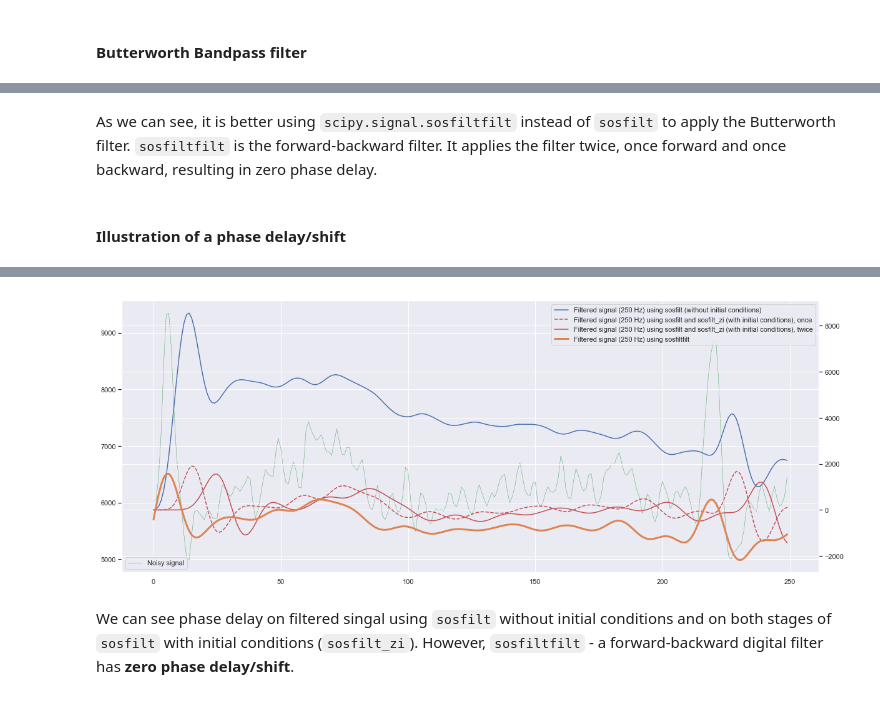
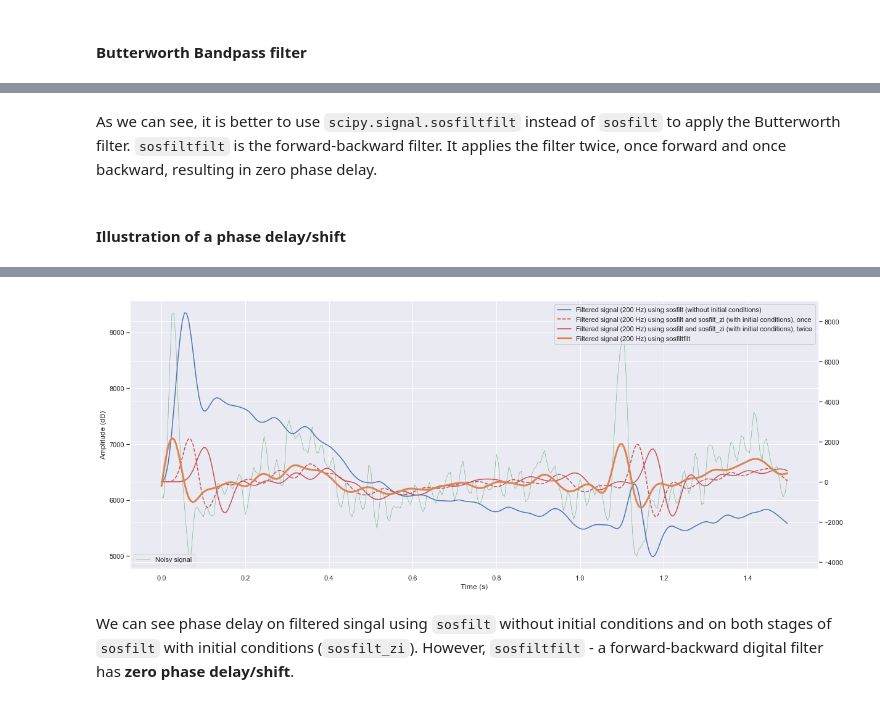
Before and after one commit to marianpetruk/ECG_analysis, a Jupyter notebook: ECG_analysis.ipynb, the cells around one changed output, grey strips where cells are left out. Cells and saved outputs as stored; diff of their text form; code cells hidden in the pictures.

```diff
--- a/ECG_analysis.ipynb
+++ b/ECG_analysis.ipynb
@@ -50,7 +53,12 @@ print(data.shape)
 ### Plot raw ecg sample
 # %%
 plt.figure(figsize=(20, 5))
-plt.plot(data)
-plt.title('ECG sample raw data')
+plt.ylabel("Amplitude (dB)")
+fs = 200
+# Calculate time values in seconds
+times = np.arange(data.shape[0], dtype='float') / fs
+plt.plot(times, data)
+plt.xlabel("Time (s)")
+plt.title("ECG sample raw data")
 plt.show()
 # %% [output]
@@ -151,29 +158,37 @@ plt.show()
 # %% [markdown]
-As we can see, it is better using `scipy.signal.sosfiltfilt` instead of `sosfilt` to apply the Butterworth filter. `sosfiltfilt` is the forward-backward filter. It applies the filter twice, once forward and once backward, resulting in zero phase delay.
+As we can see, it is better to use `scipy.signal.sosfiltfilt` instead of `sosfilt` to apply the Butterworth filter. `sosfiltfilt` is the forward-backward filter. It applies the filter twice, once forward and once backward, resulting in zero phase delay.
 # %% [markdown]
 #### Illustration of a phase delay/shift
 # %% [markdown]
 Phase shift is any change that occurs in the phase of one quantity, or in the phase difference between two or more quantities. (c) Wikipedia
 <img width="300px" src="images/Phase_shift.png" alt="illustration of phase shift from wikipedia">
 # %%
-x = data[:fs]
-plt.figure(figsize=(20,8))
-plt.plot(x, 'g', linewidth=0.5, label='Noisy signal')
-plt.legend(loc='lower left')
+x = data[:300]
+plt.figure(figsize=(20, 8))
+
+plt.ylabel("Amplitude (dB)")
+# Calculate time values in seconds
+times = np.arange(x.shape[0], dtype='float') / fs
+plt.xlabel("Time (s)")
+
+plt.plot(times, x, "g", linewidth=0.5, label="Noisy signal")
+plt.legend(loc="lower left")
 plt.twinx()
-plt.plot(butter_bandpass_filter(x, lowcut, highcut, fs, order=4), label='Filtered signal (%g Hz) using sosfilt (without initial conditions)' % fs)
+plt.plot(times, butter_bandpass_filter(x, lowcut, highcut, fs, order=4),
+         label="Filtered signal (%g Hz) using sosfilt (without initial conditions)" % fs)
 sos, z, zi = butter_bandpass_filter_once(x, lowcut, highcut, fs, order=5)
-plt.plot(z, 'r--', label='Filtered signal (%g Hz) using sosfilt and sosfilt_zi (with initial conditions), once' % fs)
-plt.plot(butter_bandpass_filter_again(sos, z, zi), 'r', label='Filtered signal (%g Hz) using sosfilt and sosfilt_zi (with initial conditions), twice' % fs)
-plt.plot(butter_bandpass_forward_backward_filter(x, lowcut, highcut, fs, order=4), linewidth=3, label='Filtered signal (%g Hz) using sosfiltfilt' % fs)
-plt.xlabel('time')
+plt.plot(times, z, "r--", label="Filtered signal (%g Hz) using sosfilt and sosfilt_zi (with initial conditions), once" % fs)
+plt.plot(times, butter_bandpass_filter_again(sos, z, zi), "r",
+         label="Filtered signal (%g Hz) using sosfilt and sosfilt_zi (with initial conditions), twice" % fs)
+plt.plot(times, butter_bandpass_forward_backward_filter(x, lowcut, highcut, fs, order=4), linewidth=3,
+         label="Filtered signal (%g Hz) using sosfiltfilt" % fs)
 plt.grid(True)
-plt.axis('tight')
-plt.legend(loc='upper right')
+plt.axis("tight")
+plt.legend(loc="upper right")
 
 plt.show()
 # %% [output]
-[figure, old version]
+[figure, new version]
 # %% [markdown]
 We can see phase delay on filtered singal using `sosfilt` without initial conditions and on both stages of `sosfilt` with initial conditions (`sosfilt_zi`). However, `sosfiltfilt` - a forward-backward digital filter has **zero phase delay/shift**.
 # %% [markdown]
```
Also changed, not shown: parts of 23 cells of this notebook, 11 other files.
